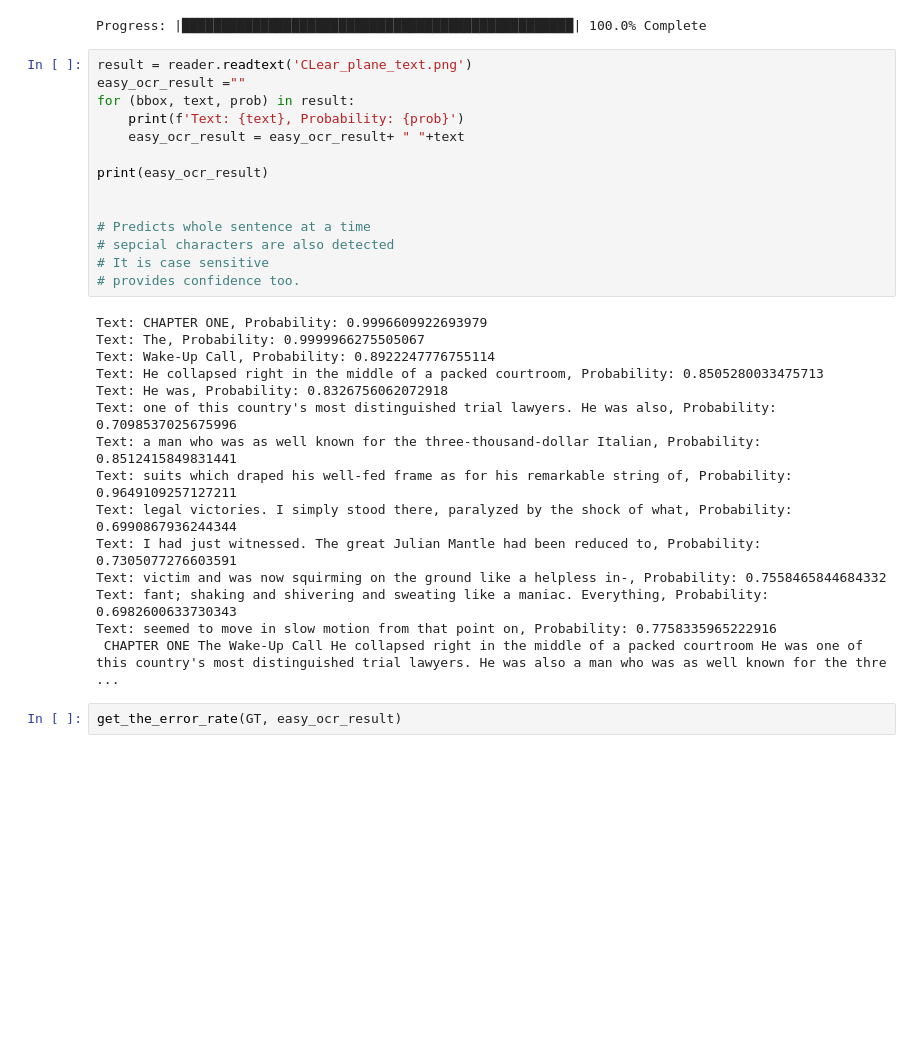
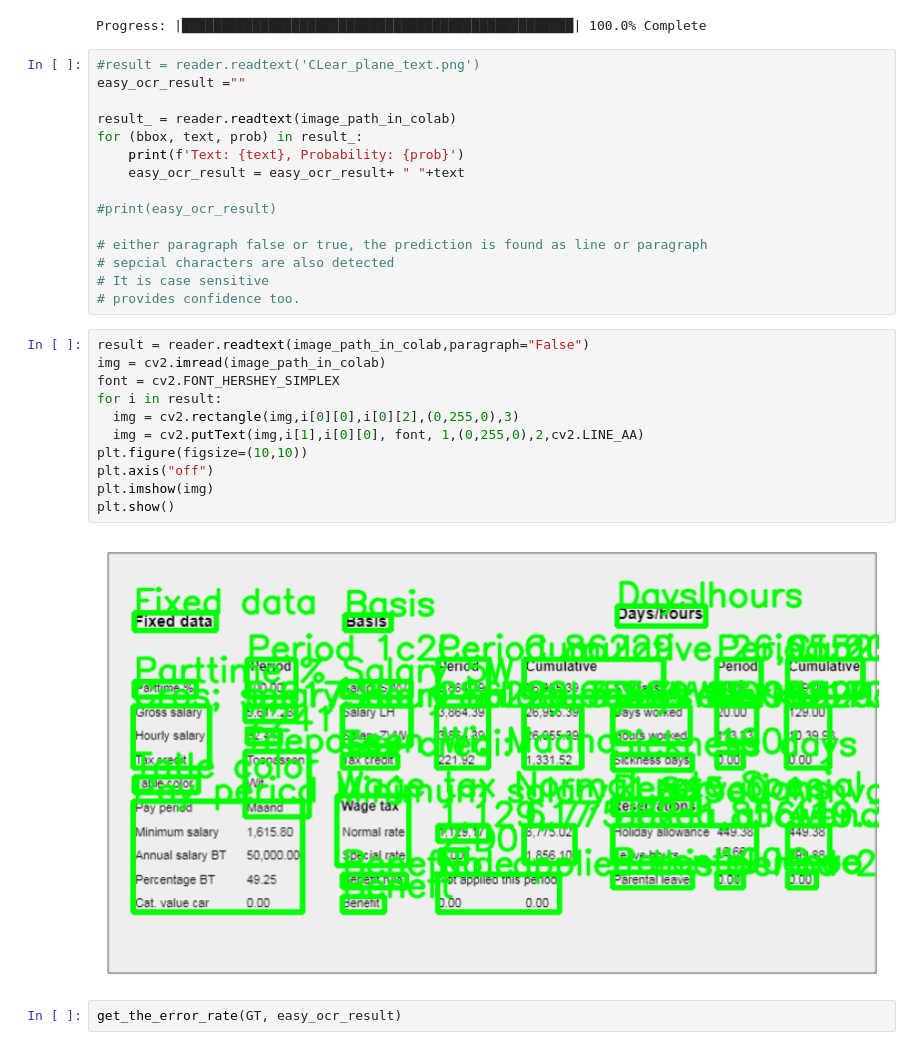
Before and after one commit to AnkushD80692/OpenSource_OCRs, a Jupyter notebook: OCRs.ipynb, the cells around one changed output. Cells and saved outputs as stored; diff of their text form; blank space fills up the shorter version.

```diff
--- a/OCRs.ipynb
+++ b/OCRs.ipynb
@@ -202,34 +202,33 @@ Progress: |███████████████████████
 WARNING:easyocr.easyocr:Downloading recognition model, please wait. This may take several minutes depending upon your network connection.
 Progress: |██████████████████████████████████████████████████| 100.0% Complete
 # %%
-result = reader.readtext('CLear_plane_text.png')
+#result = reader.readtext('CLear_plane_text.png')
 easy_ocr_result =""
-for (bbox, text, prob) in result:
+
+result_ = reader.readtext(image_path_in_colab)
+for (bbox, text, prob) in result_:
     print(f'Text: {text}, Probability: {prob}')
     easy_ocr_result = easy_ocr_result+ " "+text
 
-print(easy_ocr_result)
+#print(easy_ocr_result)
 
-
-# Predicts whole sentence at a time
+# either paragraph false or true, the prediction is found as line or paragraph
 # sepcial characters are also detected
 # It is case sensitive
 # provides confidence too.
-# %% [output]
-Text: CHAPTER ONE, Probability: 0.9996609922693979
-Text: The, Probability: 0.9999966275505067
-Text: Wake-Up Call, Probability: 0.8922247776755114
-Text: He collapsed right in the middle of a packed courtroom, Probability: 0.8505280033475713
-Text: He was, Probability: 0.8326756062072918
-Text: one of this country's most distinguished trial lawyers. He was also, Probability: 0.7098537025675996
-Text: a man who was as well known for the three-thousand-dollar Italian, Probability: 0.8512415849831441
-Text: suits which draped his well-fed frame as for his remarkable string of, Probability: 0.9649109257127211
-Text: legal victories. I simply stood there, paralyzed by the shock of what, Probability: 0.6990867936244344
-Text: I had just witnessed. The great Julian Mantle had been reduced to, Probability: 0.7305077276603591
-Text: victim and was now squirming on the ground like a helpless in-, Probability: 0.7558465844684332
-Text: fant; shaking and shivering and sweating like a maniac. Everything, Probability: 0.6982600633730343
-Text: seemed to move in slow motion from that point on, Probability: 0.7758335965222916
- CHAPTER ONE The Wake-Up Call He collapsed right in the middle of a packed courtroom He was one of this country's most distinguished trial lawyers. He was also a man who was as well known for the thre ...
+# %%
+result = reader.readtext(image_path_in_colab,paragraph="False")
+img = cv2.imread(image_path_in_colab)
+font = cv2.FONT_HERSHEY_SIMPLEX
+for i in result:
+  img = cv2.rectangle(img,i[0][0],i[0][2],(0,255,0),3)
+  img = cv2.putText(img,i[1],i[0][0], font, 1,(0,255,0),2,cv2.LINE_AA)
+plt.figure(figsize=(10,10))
+plt.axis("off")
+plt.imshow(img)
+plt.show()
+# %% [output]
+[figure, added]
 # %%
 get_the_error_rate(GT, easy_ocr_result)
 # %% [output]
```
Also changed, not shown: parts of 28 cells of this notebook, 1 other file.
